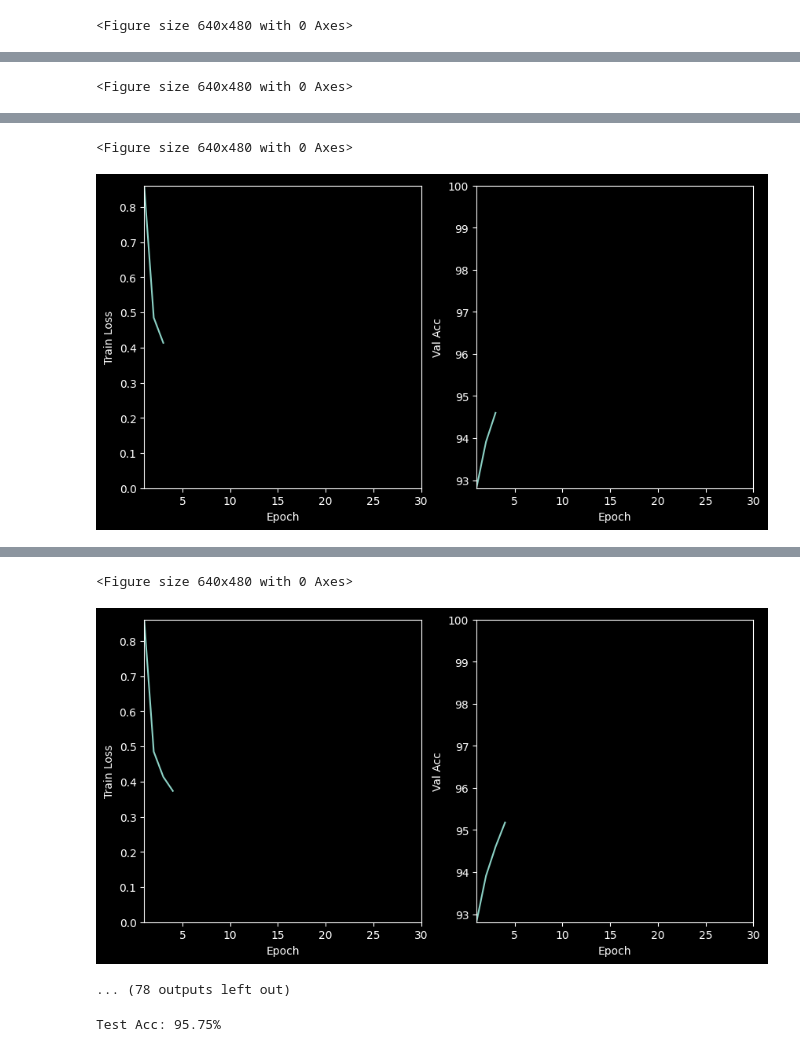
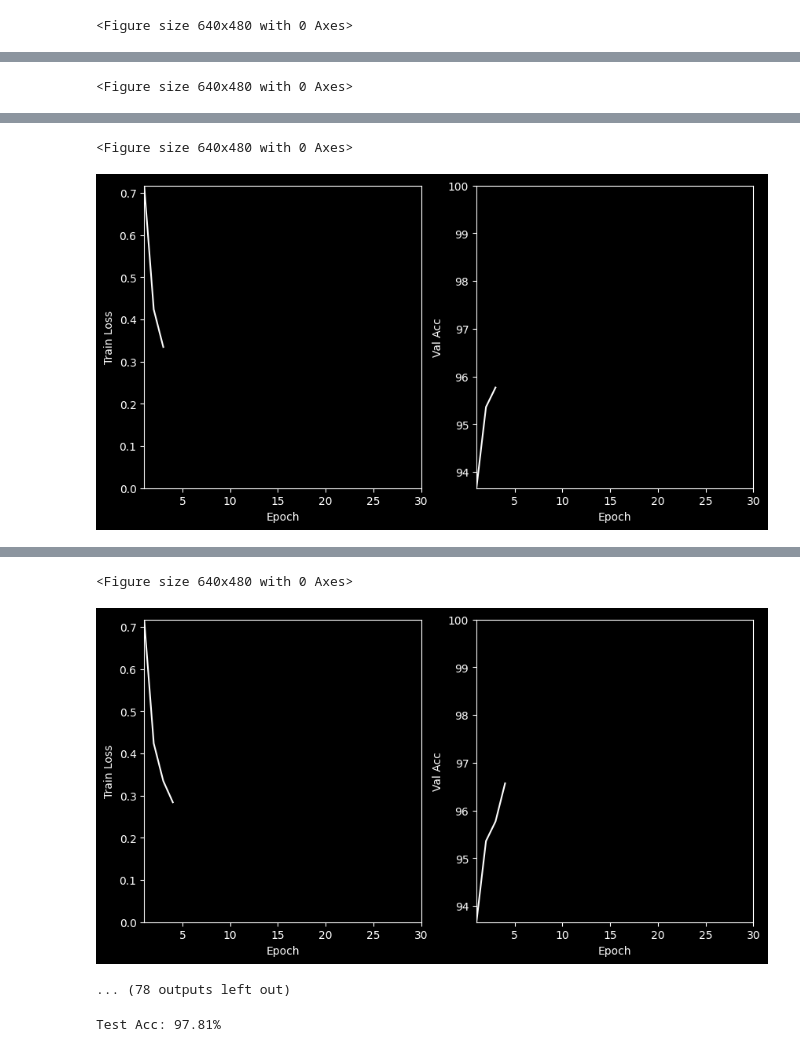
Before and after one commit to brien60/NN-From-Scratch, a Jupyter notebook: main.ipynb, the cells around one changed output, grey strips where cells are left out. Cells and saved outputs as stored; diff of their text form; code cells hidden in the pictures.

```diff
--- a/main.ipynb
+++ b/main.ipynb
@@ -294,7 +294,7 @@ x_train = x_train[:50000]
 y_train = y_train[:50000]
 
 
-mlp = MLP(hidden_neurons=30)
+mlp = MLP(hidden_neurons=100)
 batch_size = 10
 epochs = 30
 lr = 0.1
@@ -372,7 +372,7 @@ for i in range(epochs):
     plt.ylabel("Train Loss")
 
     plt.subplot(1, 2, 2)
-    plt.axis([1, epochs, min(val_accs), 100]) f
+    plt.axis([1, epochs, min(val_accs), 100])
     plt.plot(epochs_list, val_accs, c = "white")
     plt.xlabel("Epoch")
     plt.ylabel("Val Acc")
@@ -389,2 +389,2 @@ Epoch: 3 | Loss: 0.4133 | Acc: 94.60%
 <Figure size 640x480 with 0 Axes>
-[figure, old version]
+[figure, new version]
@@ -392,5 +392,5 @@ Epoch: 4 | Loss: 0.3732 | Acc: 95.18%
 <Figure size 640x480 with 0 Axes>
-[figure, old version]
+[figure, new version]
 ... (78 outputs left out)
 # %%
 correct = 0.0
@@ -407,4 +407,4 @@ test_acc = 100 * correct / num_test_samples
 
 print(f"Test Acc: {test_acc:.2f}%")
 # %% [output]
-Test Acc: 95.75%
+Test Acc: 97.81%
```
Also changed, not shown: parts of 1 cell of this notebook.
